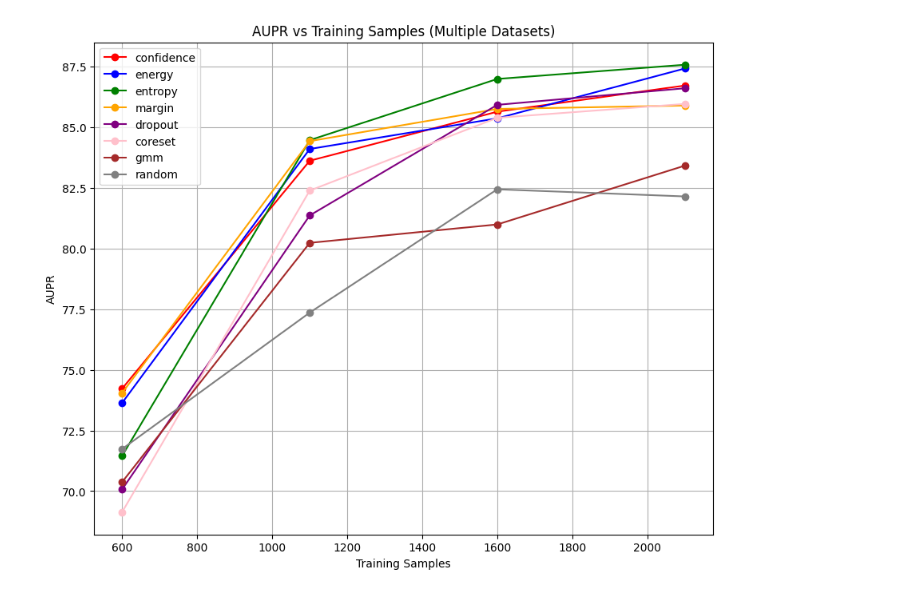
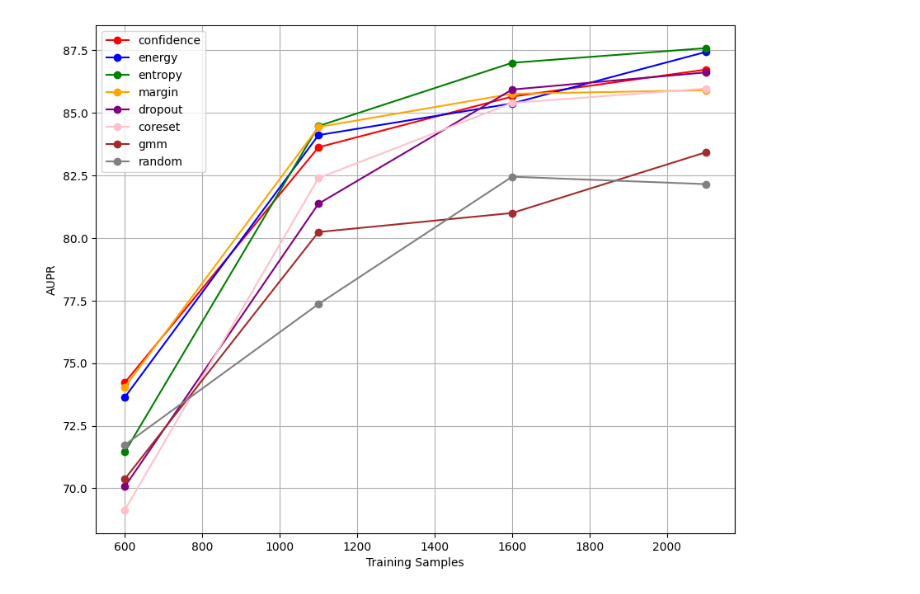
Before and after one commit to pritom-kun/ALERT, a Jupyter notebook: notebooks/al_plot_tabular.ipynb, the cells around one changed output. Saved outputs shown, nothing was run; the diff lists cells and outputs as text; code cells hidden in the pictures.

```diff
--- a/notebooks/al_plot_tabular.ipynb
+++ b/notebooks/al_plot_tabular.ipynb
@@ -15,32 +15,33 @@ json_files = [
     "metrics_scibert_1_gmm_tabular.json",
     "metrics_scibert_1_random_tabular.json"
 ]
 
 # Colors for plotting
 colors = ['red', 'blue', 'green', 'orange', 'purple', 'pink', 'brown', 'gray']
 
 # Plotting
 plt.figure(figsize=(10, 8))
 for i, file_name in enumerate(json_files):
     try:
         with open(os.path.join("../results", file_name), 'r') as file:
             data = json.load(file)
             # Extracting training samples and AUPR values from the "0" key
             training_samples = [entry['training_samples'] for entry in data['0'] \
                                 if entry['training_samples'] in [600, 1100, 1600, 2100]]
             aupr_values = [entry['aupr'] for entry in data['0'] \
                            if entry['training_samples'] in [600, 1100, 1600, 2100]]
             plt.plot(training_samples, aupr_values, marker='o', label=file_name.split('_')[-2], color=colors[i])
     except FileNotFoundError:
         print(f"File {file_name} not found.")
     except Exception as e:
         print(f"Error processing {file_name}: {e}")
 
 plt.xlabel('Training Samples')
 plt.ylabel('AUPR')
-plt.title('AUPR vs Training Samples (Multiple Datasets)')
+# plt.title('AUPR vs Training Samples (Multiple Datasets)')
 plt.grid(True)
 plt.legend()
+plt.savefig('aupr_comparison.png', dpi=150)
 plt.show()
 # %% [output]
-[figure, old version]
+[figure, new version]
```
Also changed, not shown: 1 other file.
